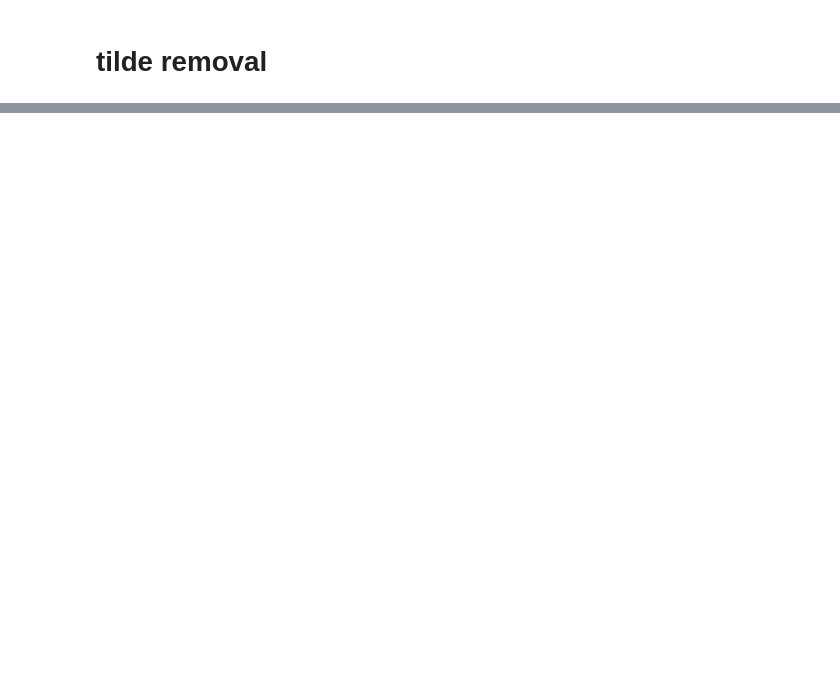
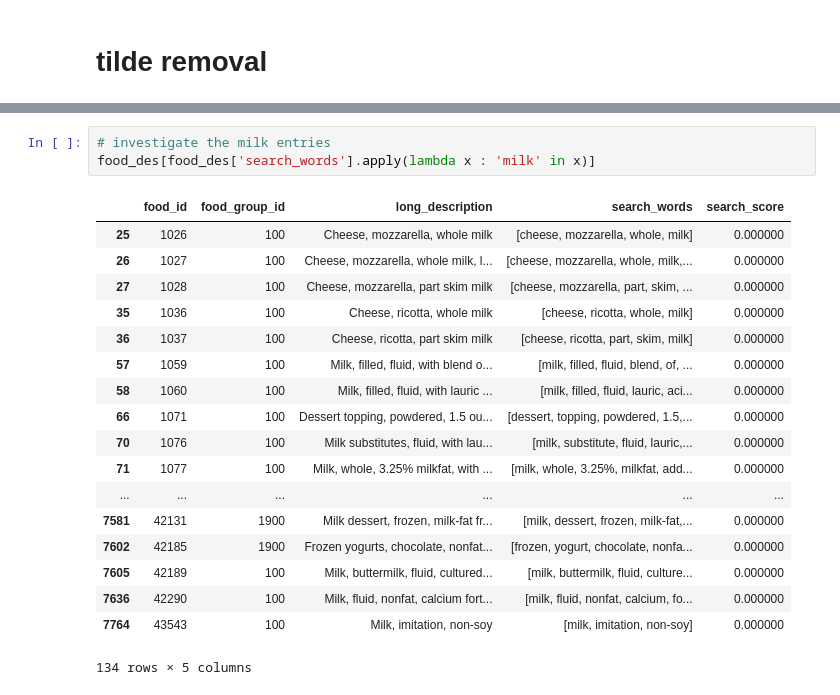
Before and after one commit to epfl-ada-2018/Project, a Jupyter notebook: notebooks/USDA_parsing.ipynb, the cells around one changed output, grey strips where cells are left out. Cells and saved outputs as stored; diff of their text form; blank space fills up the shorter version.

```diff
--- a/notebooks/USDA_parsing.ipynb
+++ b/notebooks/USDA_parsing.ipynb
@@ -175,0 +386,22 @@ search_ingredient("honey")
+# %%
+# investigate the milk entries
+food_des[food_des['search_words'].apply(lambda x : 'milk' in x)]
+# %% [output]
+|  | food_id | food_group_id | long_description | search_words | search_score |
+| 25 | 1026 | 100 | Cheese, mozzarella, whole milk | [cheese, mozzarella, whole, milk] | 0.000000 |
+| 26 | 1027 | 100 | Cheese, mozzarella, whole milk, l... | [cheese, mozzarella, whole, milk,... | 0.000000 |
+| 27 | 1028 | 100 | Cheese, mozzarella, part skim milk | [cheese, mozzarella, part, skim, ... | 0.000000 |
+| 35 | 1036 | 100 | Cheese, ricotta, whole milk | [cheese, ricotta, whole, milk] | 0.000000 |
+| 36 | 1037 | 100 | Cheese, ricotta, part skim milk | [cheese, ricotta, part, skim, milk] | 0.000000 |
+| 57 | 1059 | 100 | Milk, filled, fluid, with blend o... | [milk, filled, fluid, blend, of, ... | 0.000000 |
+| 58 | 1060 | 100 | Milk, filled, fluid, with lauric ... | [milk, filled, fluid, lauric, aci... | 0.000000 |
+| 66 | 1071 | 100 | Dessert topping, powdered, 1.5 ou... | [dessert, topping, powdered, 1.5,... | 0.000000 |
+| 70 | 1076 | 100 | Milk substitutes, fluid, with lau... | [milk, substitute, fluid, lauric,... | 0.000000 |
+| 71 | 1077 | 100 | Milk, whole, 3.25% milkfat, with ... | [milk, whole, 3.25%, milkfat, add... | 0.000000 |
+| ... | ... | ... | ... | ... | ... |
+| 7581 | 42131 | 1900 | Milk dessert, frozen, milk-fat fr... | [milk, dessert, frozen, milk-fat,... | 0.000000 |
+| 7602 | 42185 | 1900 | Frozen yogurts, chocolate, nonfat... | [frozen, yogurt, chocolate, nonfa... | 0.000000 |
+| 7605 | 42189 | 100 | Milk, buttermilk, fluid, cultured... | [milk, buttermilk, fluid, culture... | 0.000000 |
+| 7636 | 42290 | 100 | Milk, fluid, nonfat, calcium fort... | [milk, fluid, nonfat, calcium, fo... | 0.000000 |
+| 7764 | 43543 | 100 | Milk, imitation, non-soy | [milk, imitation, non-soy] | 0.000000 |
+134 rows × 5 columns
```
Also changed, not shown: parts of 76 cells of this notebook, 2 other files.
